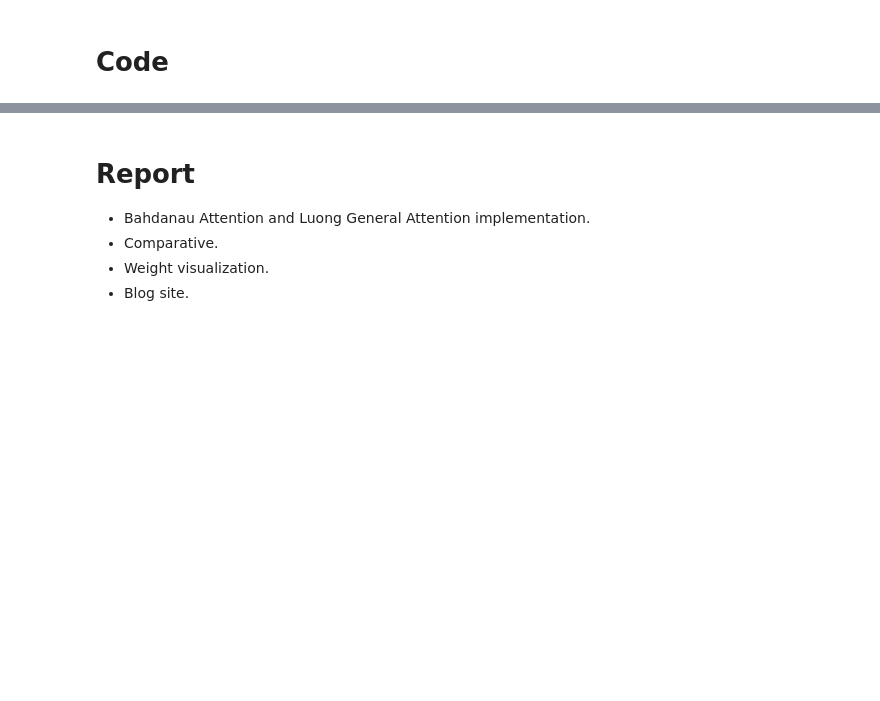
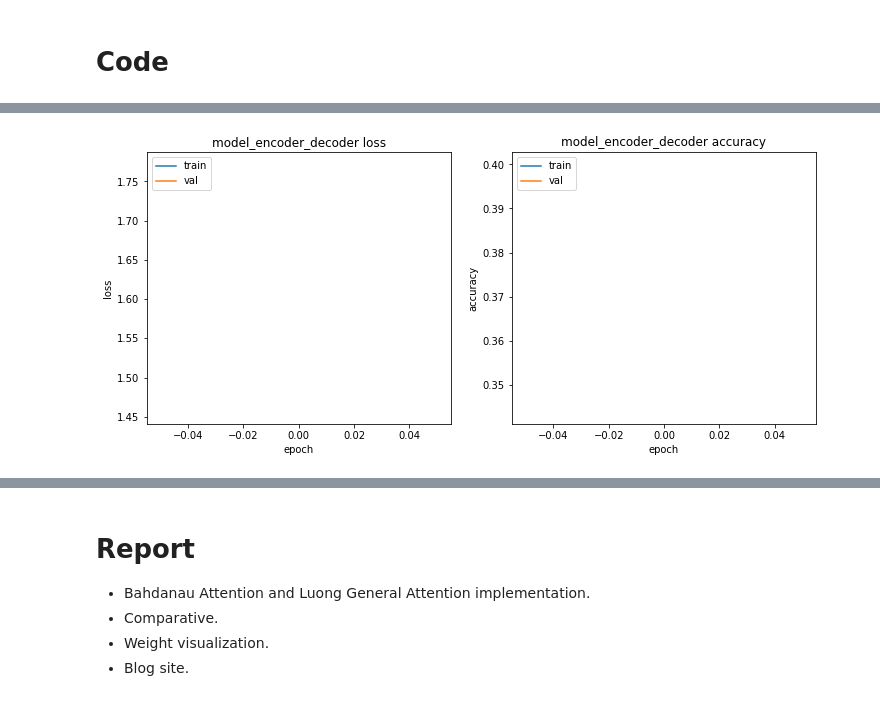
Before and after one commit to JanLeyva/DeepLearning, a Jupyter notebook: Copy_of_Assignment3_2021.ipynb, the cells around one changed output, grey strips where cells are left out. Saved outputs shown, nothing was run; the diff lists cells and outputs as text; code cells hidden in the pictures; blank space fills up the shorter version.

```diff
--- a/Copy_of_Assignment3_2021.ipynb
+++ b/Copy_of_Assignment3_2021.ipynb
@@ -250,3 +255,6 @@ class LuongDotAttention(tf.keras.layers.Layer):
         context_vector = tf.reduce_sum(context_vector, axis=1)
 
         return context_vector, attention_weights
+# %%
+latentSpaceDimension = 16
+verbose = 0
@@ -252,0 +488,4 @@ class LuongDotAttention(tf.keras.layers.Layer):
+# %%
+train_test(model_encoder_decoder_Bahdanau_Attention, X_train, y_train , X_test,
+           y_test, batch_size=batch_size,epochs=1, patience=3)
+# %% [output]
@@ -253 +498,2 @@ class LuongDotAttention(tf.keras.layers.Layer):
+[figure, added]
 # %%
```
Also changed, not shown: parts of 50 cells of this notebook.
